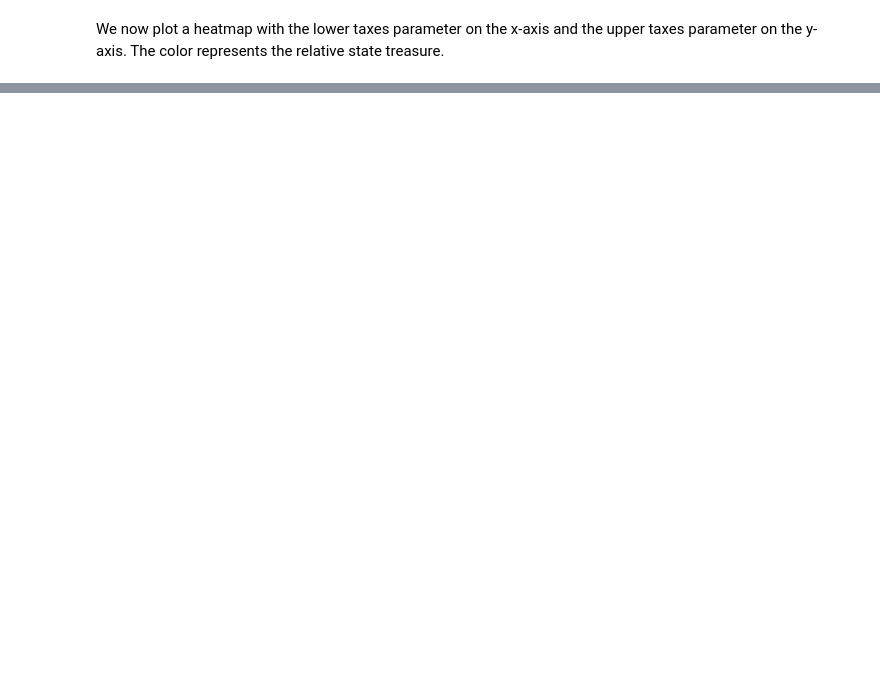
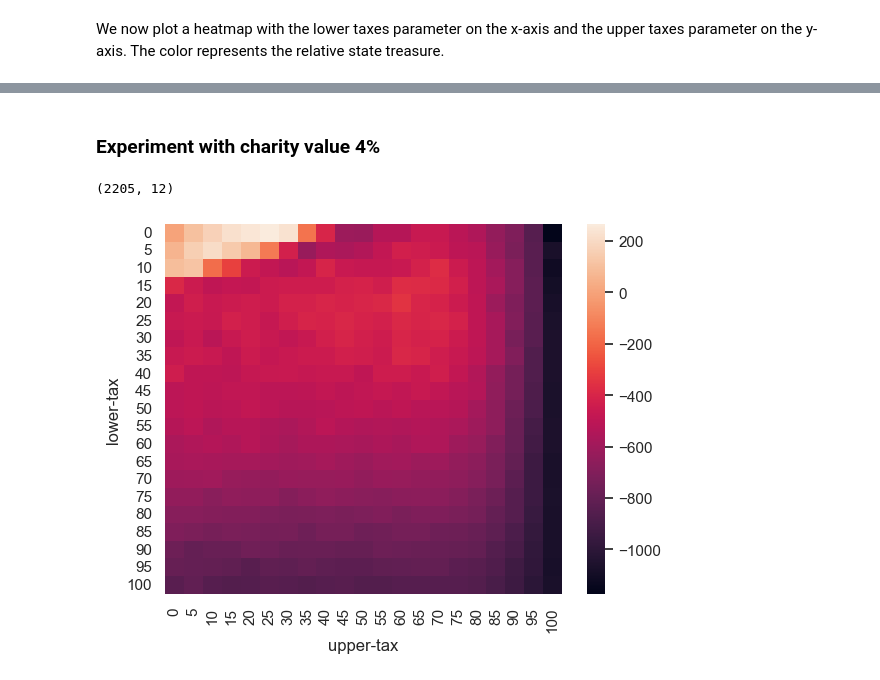
Before and after one commit to MrJoeKr/loveTaxes, a Jupyter notebook: make_graphs.ipynb, the cells around one changed output, grey strips where cells are left out. Cells and saved outputs as stored; diff of their text form; code cells hidden in the pictures; blank space fills up the shorter version.

Commit message:
Add experiment charity 4

```diff
--- a/make_graphs.ipynb
+++ b/make_graphs.ipynb
@@ -180,0 +185,12 @@ ax = plot_taxes_heatmap(taxes_data)
+# %% [markdown]
+### Experiment with charity value 4%
+# %%
+taxes_data = process_tax_experiment("data/experiment_taxes_charity_4.csv")
+
+print(taxes_data.shape)
+taxes_data.head()
+
+ax = plot_taxes_heatmap(taxes_data)
+# %% [output]
+(2205, 12)
+[figure, added]
```
Also changed, not shown: parts of 4 cells of this notebook.
